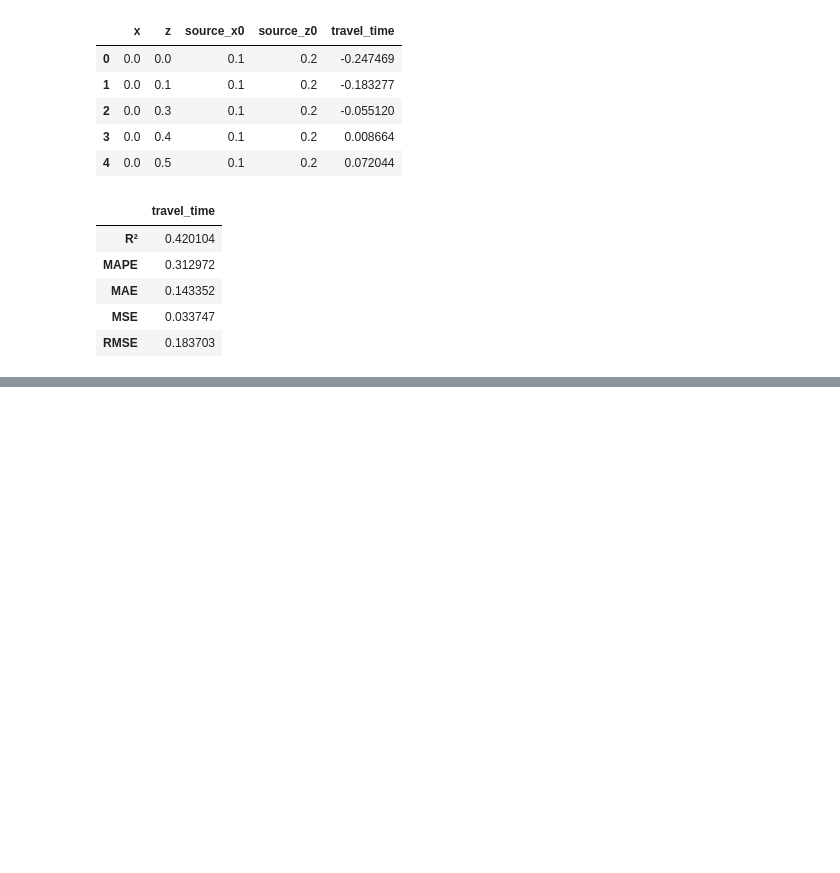
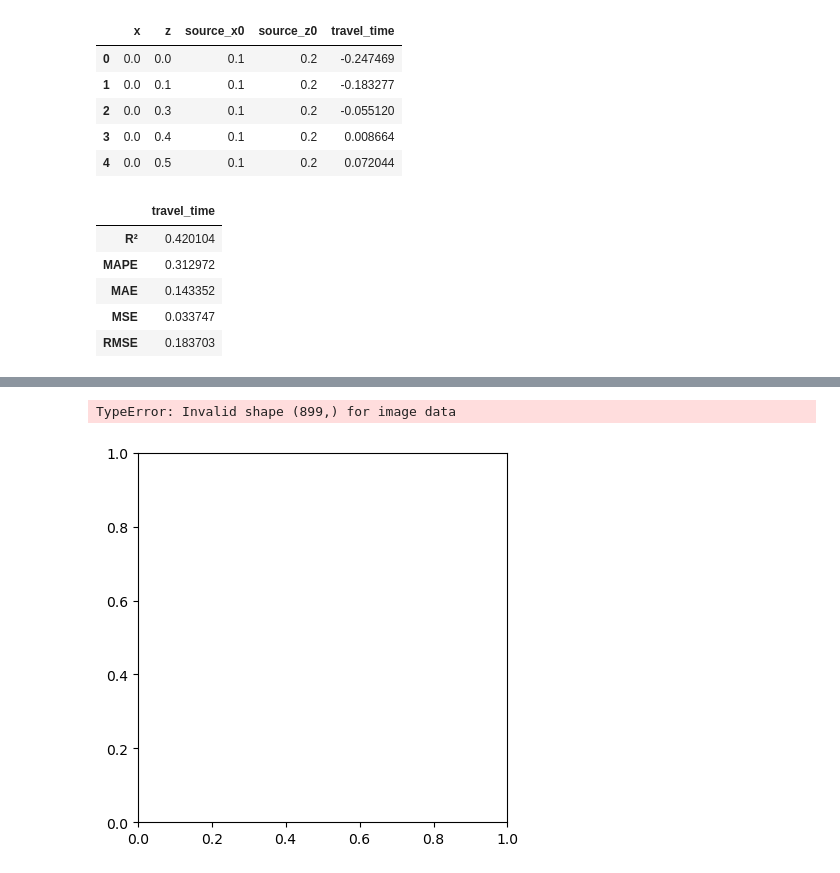
Before and after one commit to viniciuspaiva1/TCC-Eikonal, a Jupyter notebook: first_steps.ipynb, the cells around one changed output, grey strips where cells are left out. Saved outputs shown, nothing was run; the diff lists cells and outputs as text; code cells hidden in the pictures; blank space fills up the shorter version.

```diff
--- a/first_steps.ipynb
+++ b/first_steps.ipynb
@@ -343,0 +381,8 @@ score(df_pred[target].values, df_test[target].values, ["travel_time"])
+# %%
+plt.imshow(df['travel_time'], cmap='terrain', interpolation='none')
+plt.colorbar()  # Exibe a barra de cores para referência
+plt.title("Heatmap da Matriz")
+plt.show()
+# %% [output]
+TypeError: Invalid shape (899,) for image data
+[figure, added]
```
Also changed, not shown: parts of 3 cells of this notebook.
